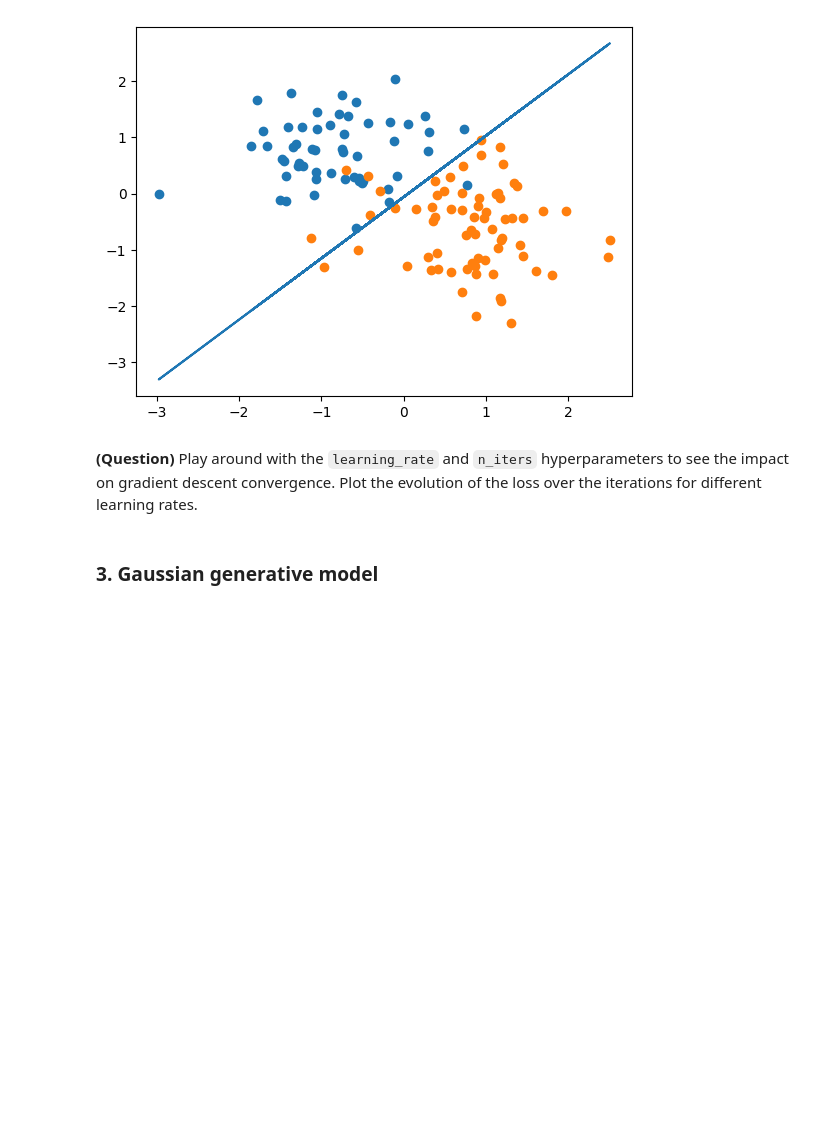
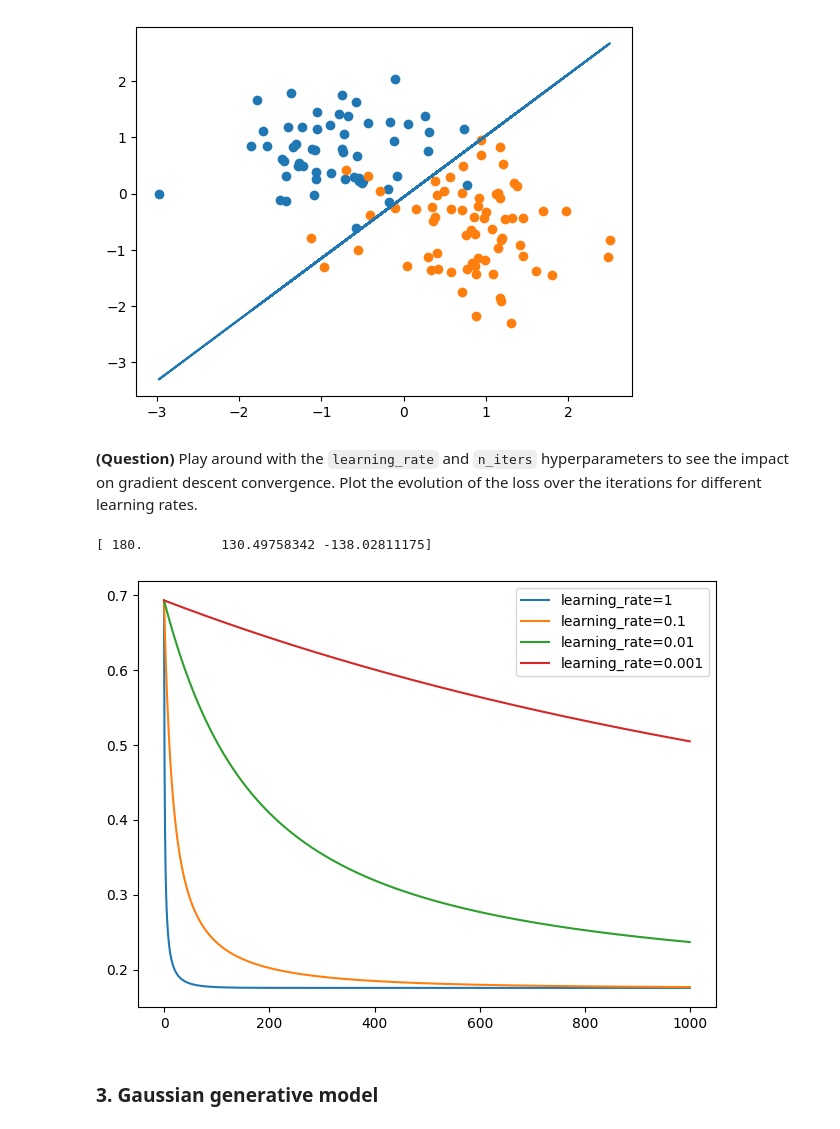
Before and after one commit to aytilfani/ml-3a, a Jupyter notebook: ml-tp2.ipynb, the cells around one changed output. Cells and saved outputs as stored; diff of their text form; code cells hidden in the pictures; blank space fills up the shorter version.

```diff
--- a/ml-tp2.ipynb
+++ b/ml-tp2.ipynb
@@ -145,8 +141,22 @@ plt.scatter(X_valid[:, 1][y_valid == 1], X_valid[:, 2][y_valid == 1])
 **(Question)** Play around with the `learning_rate` and `n_iters` hyperparameters to see the impact on gradient descent convergence.
 Plot the evolution of the loss over the iterations for different learning rates.
 # %%
-# YOUR CODE HERE
-raise NotImplementedError()
+model1 = LogisticRegression(learning_rate=0.01)
+model2 = LogisticRegression(learning_rate=0.001)
+model3 = LogisticRegression(learning_rate=1)
+model1.fit(X_train, y_train)
+model2.fit(X_train, y_train)
+model3.fit(X_train, y_train)
+iterations = [i for i in range(len(model1.loss_hist))]
+plt.plot(iterations, model3.loss_hist, label='learning_rate=1')
+plt.plot(iterations, model.loss_hist, label='learning_rate=0.1')
+plt.plot(iterations, model1.loss_hist, label='learning_rate=0.01')
+plt.plot(iterations, model2.loss_hist, label='learning_rate=0.001')
+plt.legend()
+plt.tight_layout()
+# %% [output]
+[ 180.          130.49758342 -138.02811175]
+[figure, added]
 # %% [markdown]
 ### 3. Gaussian generative model
 # %% [markdown]
```
Also changed, not shown: parts of 8 cells of this notebook.
